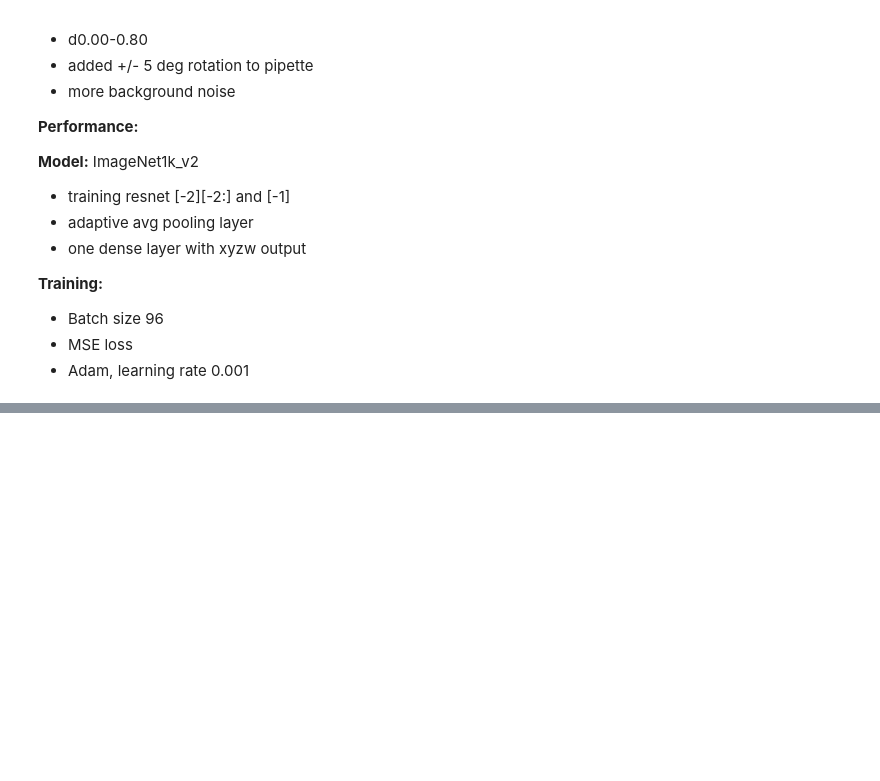
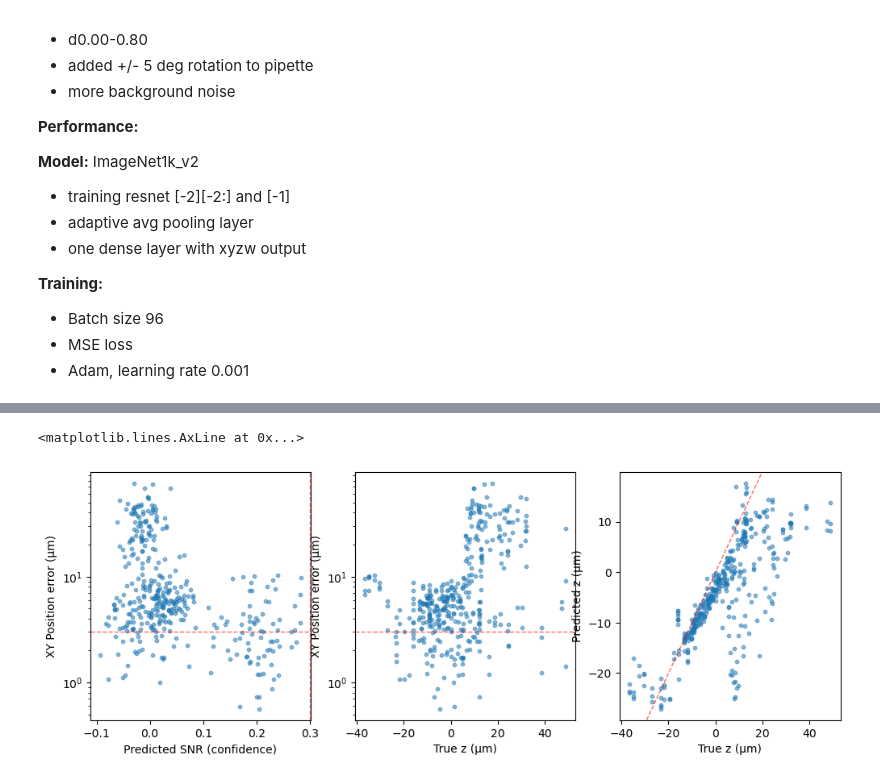
Before and after one commit to outofculture/pipette-detection, a Jupyter notebook: 04_more_increased_difficulty.ipynb, the cells around one changed output, grey strips where cells are left out. Cells and saved outputs as stored; diff of their text form; code cells hidden in the pictures; blank space fills up the shorter version.

```diff
--- a/04_more_increased_difficulty.ipynb
+++ b/04_more_increased_difficulty.ipynb
@@ -306,0 +410,37 @@ for j,level in enumerate(training_data.levels):
+# %%
+pred = np.concatenate([test_ds['pred'] for test_ds in test_data])
+pred_xy = pred[:, 1:3]
+true_xy = np.concatenate([[test_ds['rotated_position']]*len(test_ds['pred']) for test_ds in test_data])
+pred_z = pred[:, 0]
+true_z = 1e6 * np.concatenate([test_ds['z'] for test_ds in test_data])
+pred_snr = pred[:, 3]
+
+
+# calculate position error in microns
+m_per_px = 3.23e-07  # taken from template source data
+xy_err = 1e6 * m_per_px * ((pred_xy - true_xy)**2).sum(axis=1)**0.5
+z_err = (pred_z - true_z)**2
+
+fig, ax = plt.subplots(1, 3, figsize=(12, 4))
+ax[0].scatter(pred_snr, xy_err, s=10, alpha=0.5)
+# ax[0].set_xscale('log')
+ax[0].set_yscale('log')
+ax[0].set_xlabel('Predicted SNR (confidence)')
+ax[0].set_ylabel('XY Position error (μm)')
+ax[0].axhline(3, color='red', linestyle='--', alpha=0.6, linewidth=1)
+ax[0].axvline(0.3, color='red', linestyle='--', alpha=0.6, linewidth=1)
+
+ax[1].scatter(true_z, xy_err, s=10, alpha=0.5)
+ax[1].set_yscale('log')
+ax[1].set_xlabel('True z (μm)')
+ax[1].set_ylabel('XY Position error (μm)')
+ax[1].axhline(3, color='red', linestyle='--', alpha=0.6, linewidth=1)
+
+ax[2].scatter(true_z, pred_z, s=10, alpha=0.5)
+# ax[2].set_yscale('log')
+ax[2].set_xlabel('True z (μm)')
+ax[2].set_ylabel('Predicted z (μm)')
+ax[2].axline((0, 0), slope=1, color='red', linestyle='--', alpha=0.6, linewidth=1)
+# %% [output]
+<matplotlib.lines.AxLine at 0x...>
+[figure, added]
```
Also changed, not shown: parts of 15 cells of this notebook, 4 other files.
